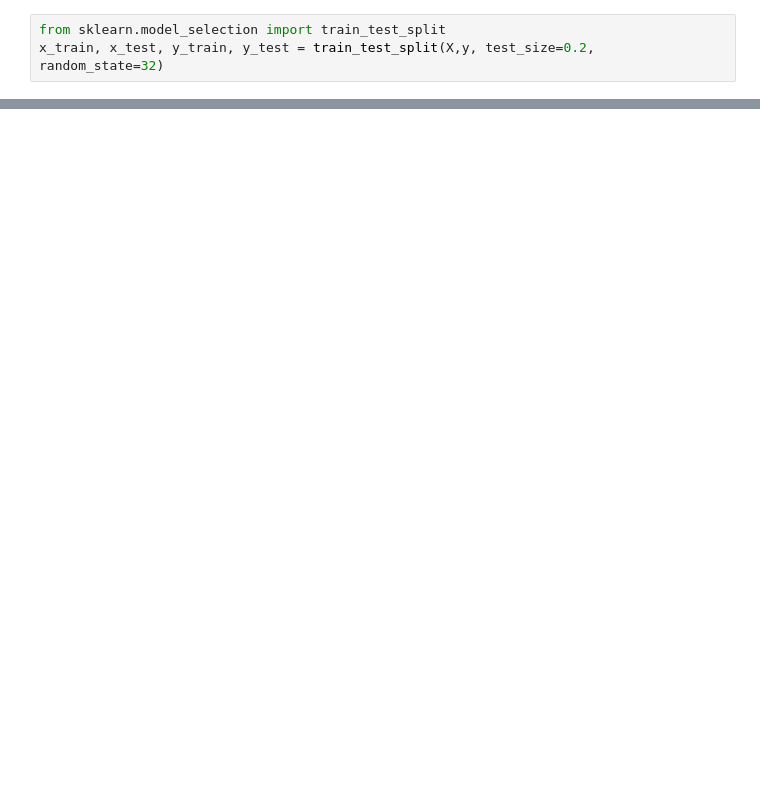
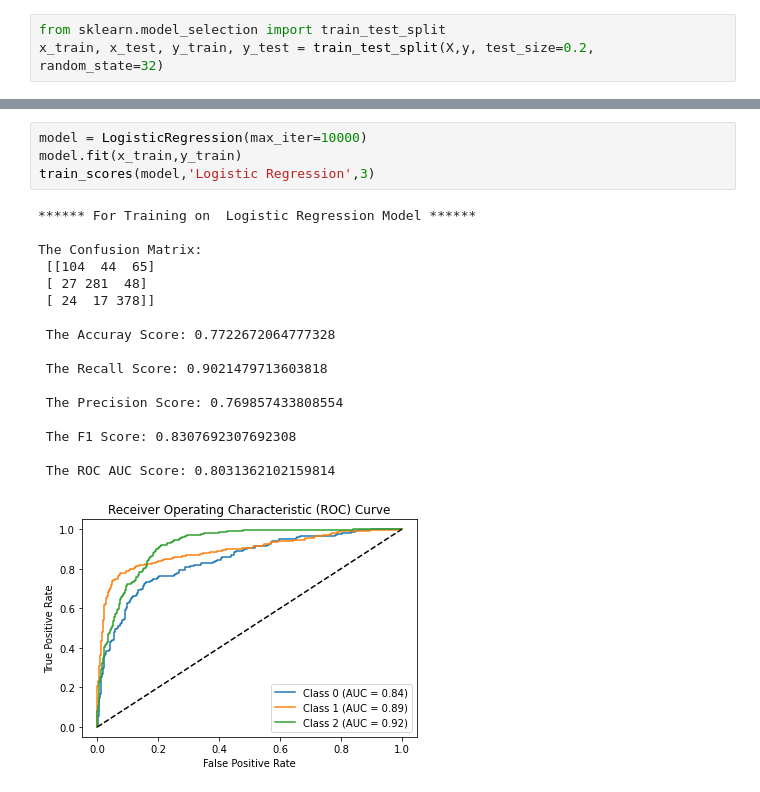
Before and after one commit to Mohitchvk/OSMI-Mental-Health-Illness-Classifier, a Jupyter notebook: classifier.ipynb, the cells around one changed output, grey strips where cells are left out. Saved outputs shown, nothing was run; the diff lists cells and outputs as text; blank space fills up the shorter version.

Commit message:
Built Training and Test Metrics calculator

```diff
--- a/classifier.ipynb
+++ b/classifier.ipynb
@@ -42,0 +171,22 @@ x_train, x_test, y_train, y_test = train_test_split(X,y, test_size=0.2, random_s
+# %%
+model = LogisticRegression(max_iter=10000)
+model.fit(x_train,y_train)
+train_scores(model,'Logistic Regression',3)
+# %% [output]
+****** For Training on  Logistic Regression Model ******
+
+The Confusion Matrix:
+ [[104  44  65]
+ [ 27 281  48]
+ [ 24  17 378]]
+
+ The Accuray Score: 0.7722672064777328
+
+ The Recall Score: 0.9021479713603818
+
+ The Precision Score: 0.769857433808554
+
+ The F1 Score: 0.8307692307692308
+
+ The ROC AUC Score: 0.8031362102159814
+[figure, added]
```
Also changed, not shown: parts of 9 cells of this notebook.
